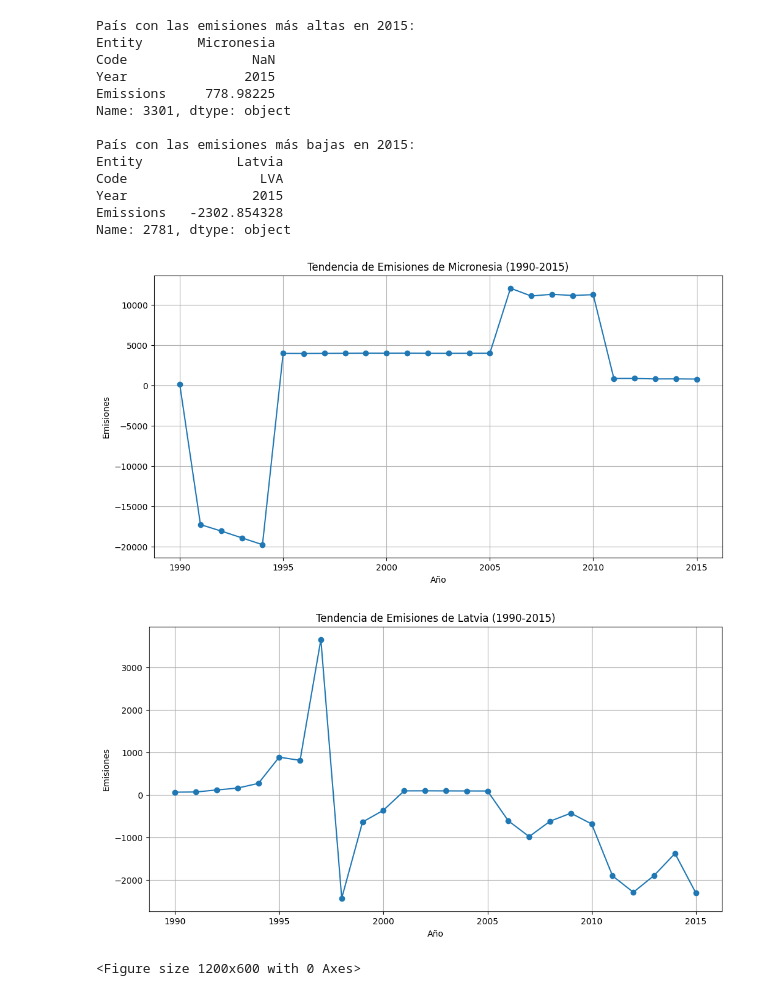
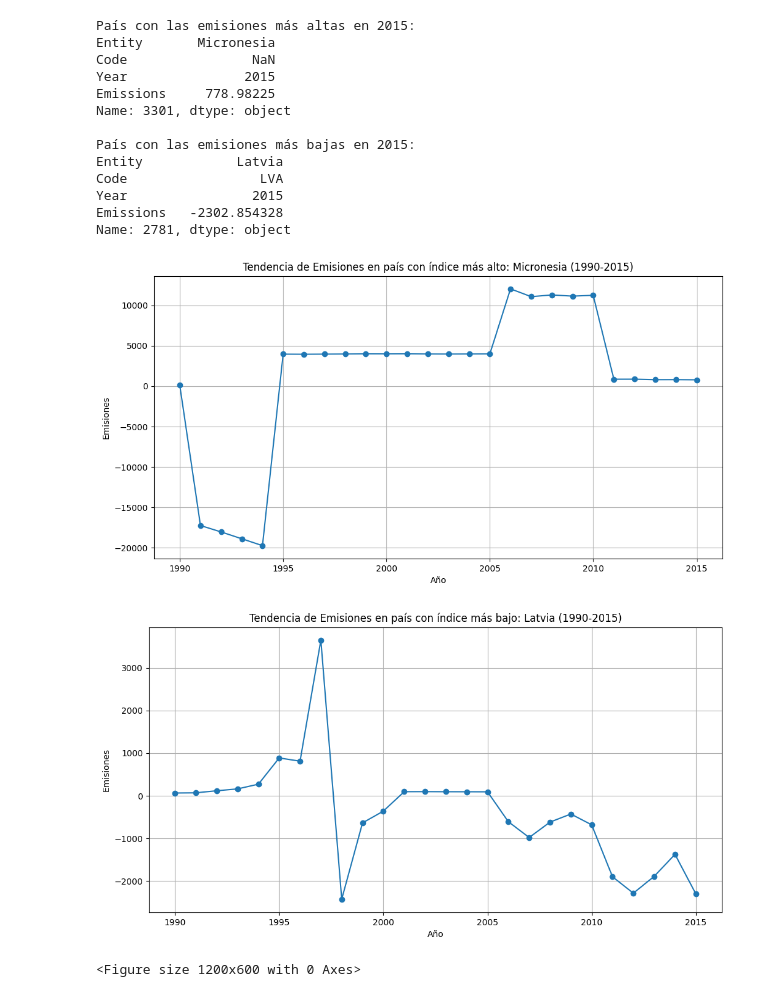
Before and after one commit to Paola-Contreras/Lab09-DS, a Jupyter notebook: lab09.ipynb, the cells around one changed output. Saved outputs shown, nothing was run; the diff lists cells and outputs as text; code cells hidden in the pictures.

```diff
--- a/lab09.ipynb
+++ b/lab09.ipynb
@@ -62,27 +62,27 @@ Name: 2781, dtype: object
 # %%
 greaterInfo = data[(data['Entity'] == nameGreater) & (data['Year'] >= 1990) & (data['Year'] <= 2015)]
 
 plt.figure(figsize=(12, 6))
 plt.plot(greaterInfo['Year'], greaterInfo["Emissions"], marker='o', linestyle='-')
-plt.title(f"Tendencia de Emisiones de {nameGreater} (1990-2015)")
+plt.title(f"Tendencia de Emisiones en país con índice más alto: {nameGreater} (1990-2015)")
 plt.xlabel("Año")
 plt.ylabel("Emisiones")
 plt.grid(True)
 plt.show()
 # %% [output]
-[figure, old version]
+[figure, new version]
 # %%
 minusInfo = data[(data['Entity'] == nameMinus) & (data['Year'] >= 1990) & (data['Year'] <= 2015)]
 
 plt.figure(figsize=(12, 6))
 plt.plot(minusInfo['Year'], minusInfo["Emissions"], marker='o', linestyle='-')
-plt.title(f"Tendencia de Emisiones de {nameMinus} (1990-2015)")
+plt.title(f"Tendencia de Emisiones en país con índice más bajo: {nameMinus} (1990-2015)")
 plt.xlabel("Año")
 plt.ylabel("Emisiones")
 plt.grid(True)
 plt.show()
 # %% [output]
-[figure, old version]
+[figure, new version]
 # %%
 merged_data = world.merge(data, left_on='name', right_on='Entity')
 filtered_data = merged_data[(merged_data['Year'] >= 2010) & (merged_data['Year'] <= 2015)]
```
